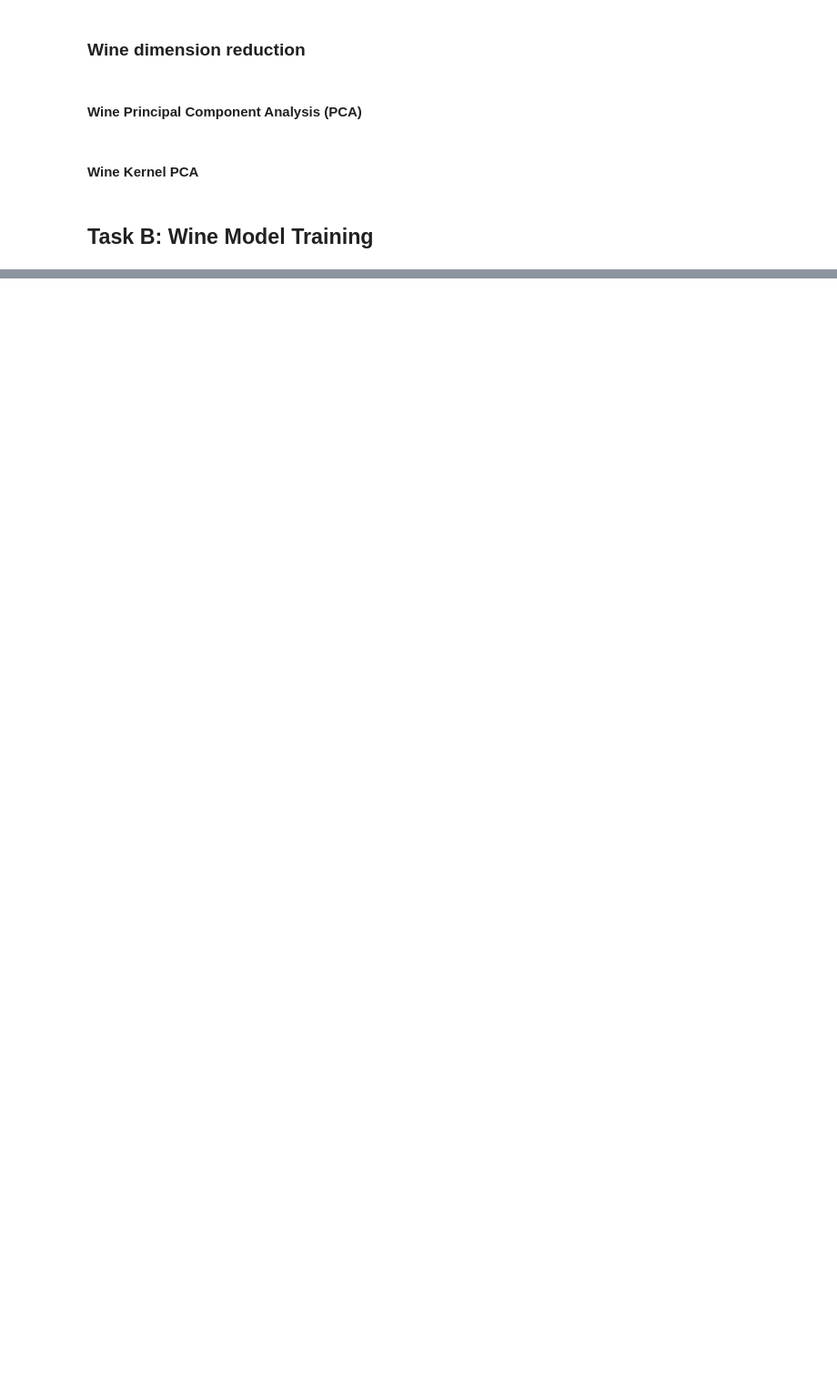
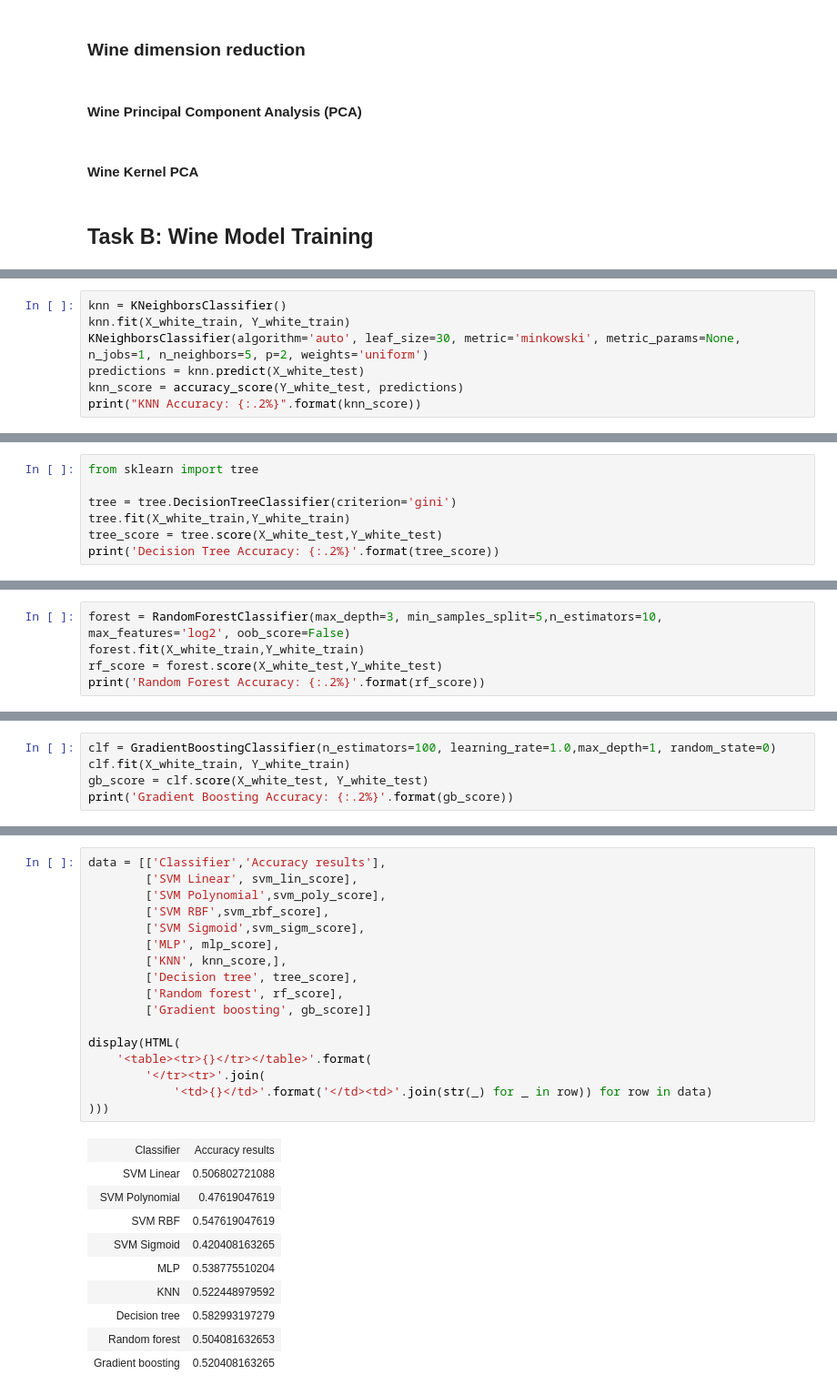
Before and after one commit to franciscommcunha/Data_Mining, a Jupyter notebook: scripts/Notebook1_separated.ipynb, the cells around one changed output, grey strips where cells are left out. Shown at 91% size. Cells and saved outputs as stored; diff of their text form; blank space fills up the shorter version.

```diff
--- a/scripts/Notebook1_separated.ipynb
+++ b/scripts/Notebook1_separated.ipynb
@@ -584,0 +644,7 @@ X_train_std = sc.transform(attributes_wine)
+# %%
+knn = KNeighborsClassifier()
+knn.fit(X_white_train, Y_white_train)
+KNeighborsClassifier(algorithm='auto', leaf_size=30, metric='minkowski', metric_params=None, n_jobs=1, n_neighbors=5, p=2, weights='uniform')
+predictions = knn.predict(X_white_test)
+knn_score = accuracy_score(Y_white_test, predictions)
+print("KNN Accuracy: {:.2%}".format(knn_score))
@@ -584,0 +655,7 @@ X_train_std = sc.transform(attributes_wine)
+# %%
+from sklearn import tree
+
+tree = tree.DecisionTreeClassifier(criterion='gini')
+tree.fit(X_white_train,Y_white_train)
+tree_score = tree.score(X_white_test,Y_white_test)
+print('Decision Tree Accuracy: {:.2%}'.format(tree_score))
@@ -584,0 +666,5 @@ X_train_std = sc.transform(attributes_wine)
+# %%
+forest = RandomForestClassifier(max_depth=3, min_samples_split=5,n_estimators=10, max_features='log2', oob_score=False)
+forest.fit(X_white_train,Y_white_train)
+rf_score = forest.score(X_white_test,Y_white_test)
+print('Random Forest Accuracy: {:.2%}'.format(rf_score))
@@ -584,0 +675,5 @@ X_train_std = sc.transform(attributes_wine)
+# %%
+clf = GradientBoostingClassifier(n_estimators=100, learning_rate=1.0,max_depth=1, random_state=0)
+clf.fit(X_white_train, Y_white_train)
+gb_score = clf.score(X_white_test, Y_white_test)
+print('Gradient Boosting Accuracy: {:.2%}'.format(gb_score))
@@ -584,0 +684,28 @@ X_train_std = sc.transform(attributes_wine)
+# %%
+data = [['Classifier','Accuracy results'],
+        ['SVM Linear', svm_lin_score],
+        ['SVM Polynomial',svm_poly_score],
+        ['SVM RBF',svm_rbf_score],
+        ['SVM Sigmoid',svm_sigm_score],
+        ['MLP', mlp_score],
+        ['KNN', knn_score,],
+        ['Decision tree', tree_score],
+        ['Random forest', rf_score],
+        ['Gradient boosting', gb_score]]
+
+display(HTML(
+    '<table><tr>{}</tr></table>'.format(
+        '</tr><tr>'.join(
+            '<td>{}</td>'.format('</td><td>'.join(str(_) for _ in row)) for row in data)
+)))
+# %% [output]
+| Classifier | Accuracy results |
+| SVM Linear | 0.506802721088 |
+| SVM Polynomial | 0.47619047619 |
+| SVM RBF | 0.547619047619 |
+| SVM Sigmoid | 0.420408163265 |
+| MLP | 0.538775510204 |
+| KNN | 0.522448979592 |
+| Decision tree | 0.582993197279 |
+| Random forest | 0.504081632653 |
+| Gradient boosting | 0.520408163265 |
```
Also changed, not shown: parts of 46 cells of this notebook.
